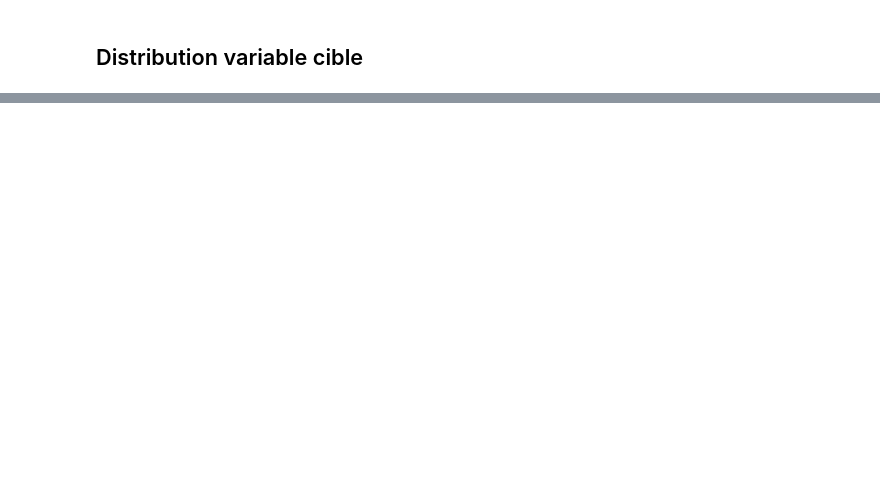
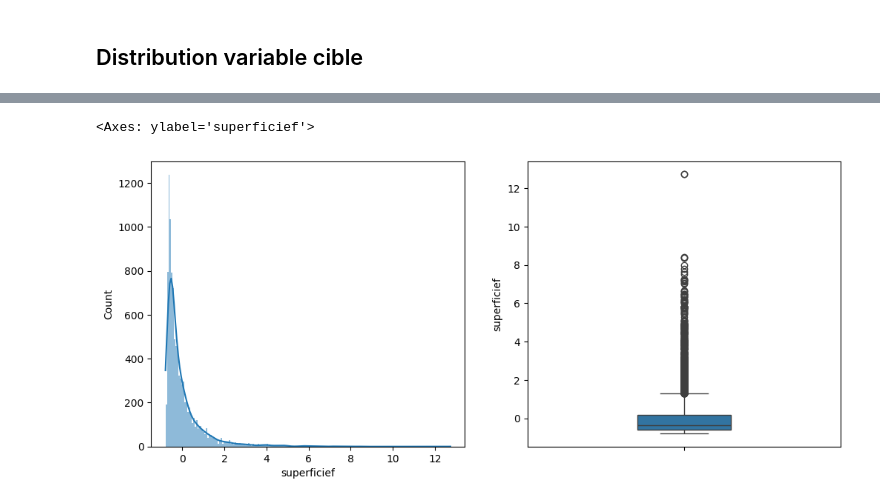
Before and after one commit to arthurmadecprevost/projet-ingenierie-des-donnees, a Jupyter notebook: projet.ipynb, the cells around one changed output, grey strips where cells are left out. Saved outputs shown, nothing was run; the diff lists cells and outputs as text; code cells hidden in the pictures; blank space fills up the shorter version.

```diff
--- a/projet.ipynb
+++ b/projet.ipynb
@@ -204,0 +260,16 @@ for col in df.select_dtypes(['float64', 'int64']):
+# %%
+from sklearn.preprocessing import StandardScaler
+
+scaler = StandardScaler()
+df['superficief'] = scaler.fit_transform(df[['superficief']])
+
+plt.figure(figsize=(12,5))
+
+plt.subplot(1,2,1)
+sns.histplot(df['superficief'], kde=True, edgecolor=None)
+
+plt.subplot(1,2,2)
+sns.boxplot(df['superficief'], width=0.3)
+# %% [output]
+<Axes: ylabel='superficief'>
+[figure, added]
```
Also changed, not shown: parts of 38 cells of this notebook.
